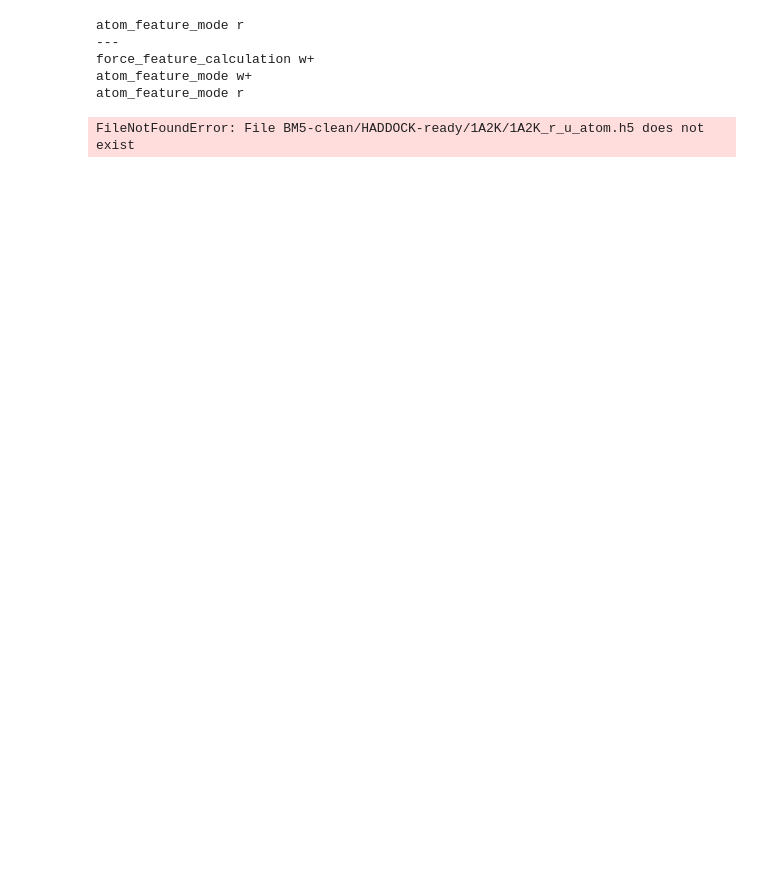
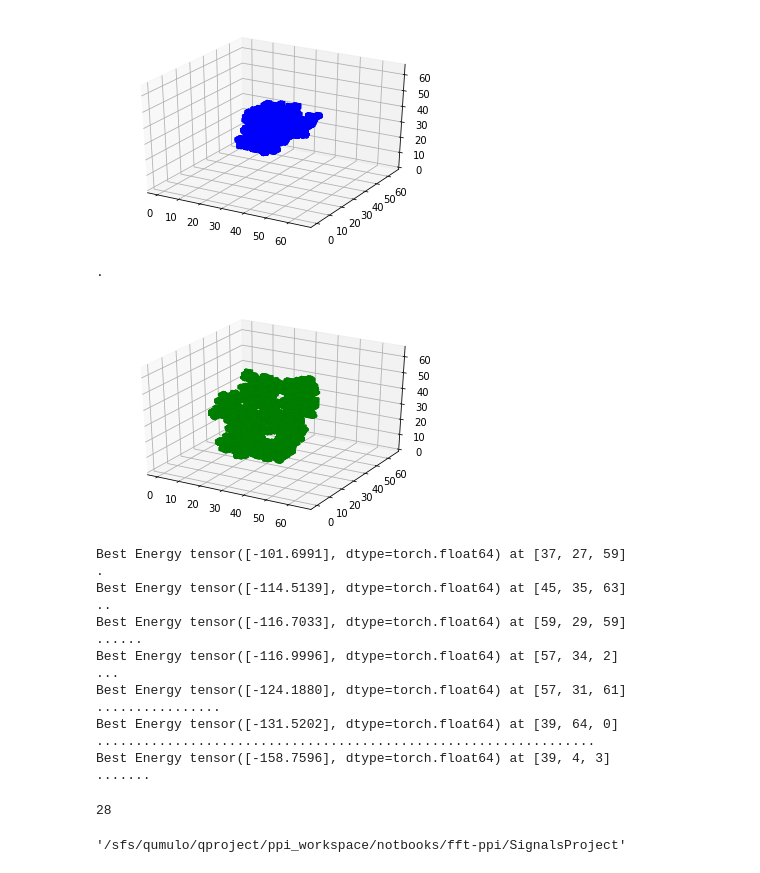
Before and after one commit to ssklar3/SignalsProject, a Jupyter notebook: FFT_PPI.ipynb, the cells around one changed output. Cells and saved outputs as stored; diff of their text form; code cells hidden in the pictures; blank space fills up the shorter version.

```diff
--- a/FFT_PPI.ipynb
+++ b/FFT_PPI.ipynb
@@ -8,12 +16,14 @@ from molmimic.common.featurizer import ProteinFeaturizer
 # %%
-def get_structure(pdb_file):
+def get_structure(pdb_file, ligand=False):
     """Read structure and features (or calculate if not present)"""
     features_path = os.path.dirname(pdb_file)
     try:
         protein = ProteinVoxelizer(
             pdb_file,
             os.path.splitext(os.path.basename(pdb_file))[0],
-            features_path=features_path)
+            features_path=features_path,
+            ligand=ligand,
+            volume=65)
     except FileNotFoundError:
         print("---")
         #Calculate features
@@ -23,14 +33,47 @@ def get_structure(pdb_file):
             Job(),
             os.path.dirname(pdb_file),
             force_feature_calculation=True)
+        print("---")
 
         #Only calculate accesible surface area
         [protein.get_accessible_surface_area_residue(protein._remove_altloc(a)) for a in protein.get_atoms()]
+
+        protein.write_features()
 
         #Try reading again
         protein = ProteinVoxelizer(
             pdb_file,
             os.path.splitext(os.path.basename(pdb_file))[0],
-            features_path=features_path)
+            features_path=features_path,
+            ligand=ligand,
+            volume=65)
 
     return protein
+# %%
+def voxelize(protein, ligand=False, plot=True):
+    """Rp=−1  on a surface layer and Rp=1 on the core of the receptor,
+        Lp=1 on the entire ligand, and Rp=Lp=0 everywhere else. It is clear that
+        this scoring function, which is essentially the one used by
+        Katchalski-Katzir et al. (5), reaches its minimum on a conformation in
+        which the ligand maximally overlaps with the surface layer of the receptor,
+        thus providing optimal shape complementarity. https://doi.org/10.1073/pnas.1603929113"""
+    indices, data, _, _, _ = protein.map_atoms_to_voxel_space(
+        autoencoder=True,
+        only_surface=False,
+        simple_fft=True)
+    volume = np.zeros((65,65,65,1))
+    x, y, z = zip(*indices.astype(int).tolist())
+    volume[x,y,z] = data
+    del indices, data, _
+
+    if plot:
+        fig = plt.figure()
+        ax = fig.gca(projection='3d')
+        ax.voxels(volume.reshape(65,65,65)!=0, facecolors='g' if ligand else 'b', edgecolor='g' if ligand else 'b')
+        plt.show()
+
+    volume = torch.from_numpy(volume[None])
+    if torch.cuda.is_available():
+        volume=volume.cuda()
+
+    return volume
@@ -97,9 +173,20 @@ def dock_pair(receptor_file, ligand_file, rotations=100):
 # %%
-ligand, energy = dock_pair("BM5-clean/HADDOCK-ready/1A2K/1A2K_r_u.pdb", "BM5-clean/HADDOCK-ready/1A2K/1A2K_l_u.pdb")
+complex_file, ligand, best_energy, best_translation = dock_pair("BM5-clean/HADDOCK-ready/1A2K/1A2K_r_u.pdb", "BM5-clean/HADDOCK-ready/1A2K/1A2K_l_u.pdb")
 # %% [output]
+[figure, added]
-atom_feature_mode r
----
-force_feature_calculation w+
-atom_feature_mode w+
-atom_feature_mode r
+.
+[figure, added]
-FileNotFoundError: File BM5-clean/HADDOCK-ready/1A2K/1A2K_r_u_atom.h5 does not exist
+Best Energy tensor([-101.6991], dtype=torch.float64) at [37, 27, 59]
+.
+Best Energy tensor([-114.5139], dtype=torch.float64) at [45, 35, 63]
+..
+Best Energy tensor([-116.7033], dtype=torch.float64) at [59, 29, 59]
+......
+Best Energy tensor([-116.9996], dtype=torch.float64) at [57, 34, 2]
+...
+Best Energy tensor([-124.1880], dtype=torch.float64) at [57, 31, 61]
+................
+Best Energy tensor([-131.5202], dtype=torch.float64) at [39, 64, 0]
+................................................................
+Best Energy tensor([-158.7596], dtype=torch.float64) at [39, 4, 3]
+.......
@@ -105,0 +197,8 @@ FileNotFoundError: File BM5-clean/HADDOCK-ready/1A2K/1A2K_r_u_atom.h5 does not e
+# %%
+ligand["residue_buried"].isnull().astype(int).sum()
+# %% [output]
+28
+# %%
+pwd
+# %% [output]
+'/sfs/qumulo/qproject/ppi_workspace/notbooks/fft-ppi/SignalsProject'
```
Also changed, not shown: parts of 8 cells of this notebook, 4 other files.
